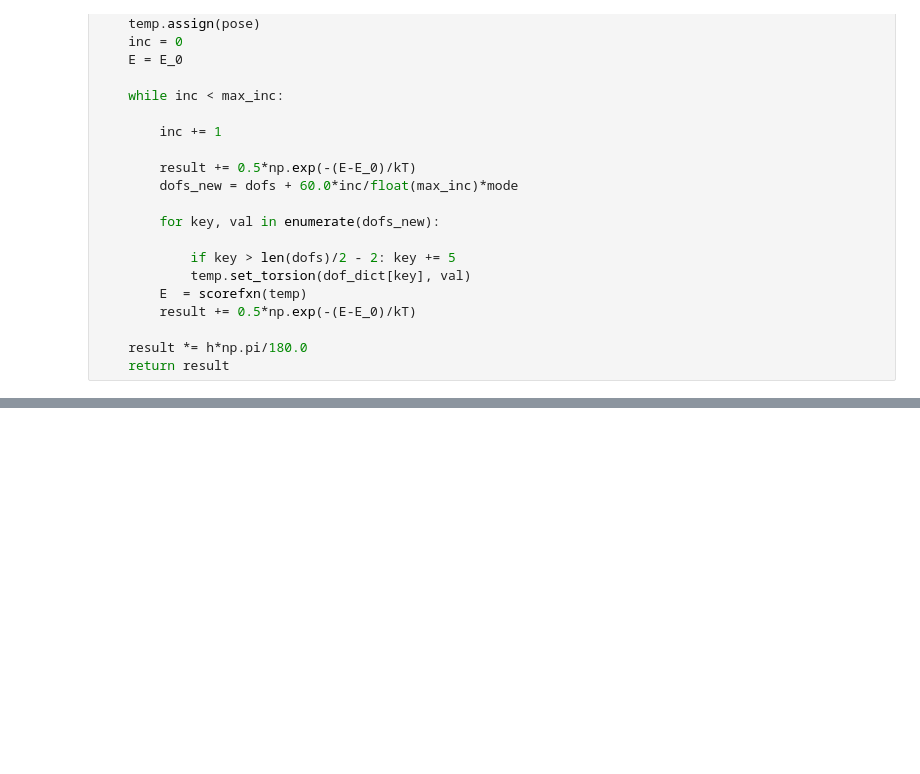
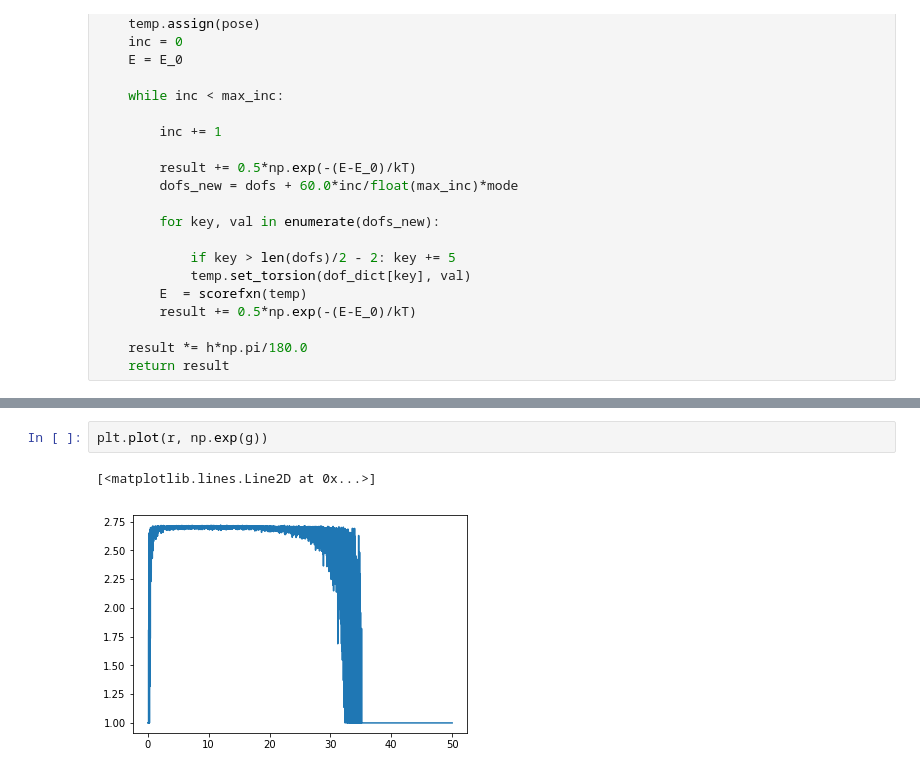
Before and after one commit to maa805/mining-minima, a Jupyter notebook: mining_minima_nucleic_acids.ipynb, the cells around one changed output, grey strips where cells are left out. Cells and saved outputs as stored; diff of their text form; blank space fills up the shorter version.

```diff
--- a/mining_minima_nucleic_acids.ipynb
+++ b/mining_minima_nucleic_acids.ipynb
@@ -431,0 +256,5 @@ np.log(Z_harm)
+# %%
+plt.plot(r, np.exp(g))
+# %% [output]
+[<matplotlib.lines.Line2D at 0x...>]
+[figure, added]
```
Also changed, not shown: parts of 55 cells of this notebook.
